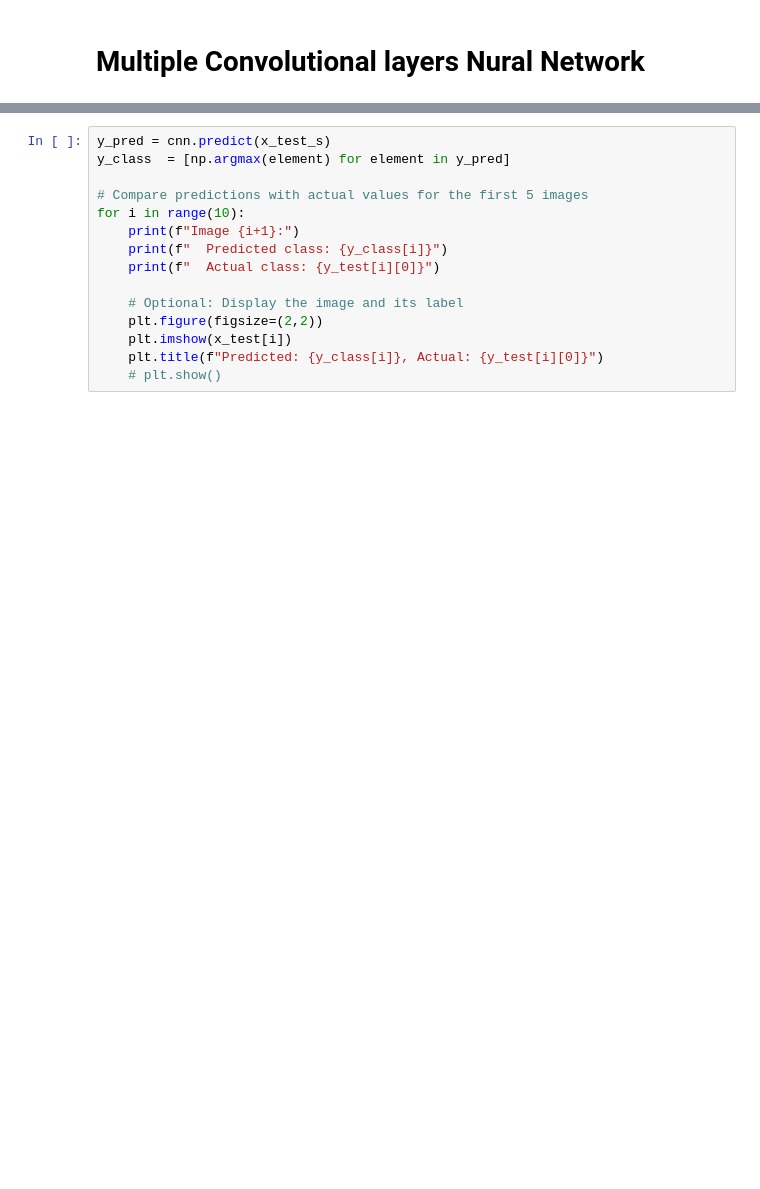
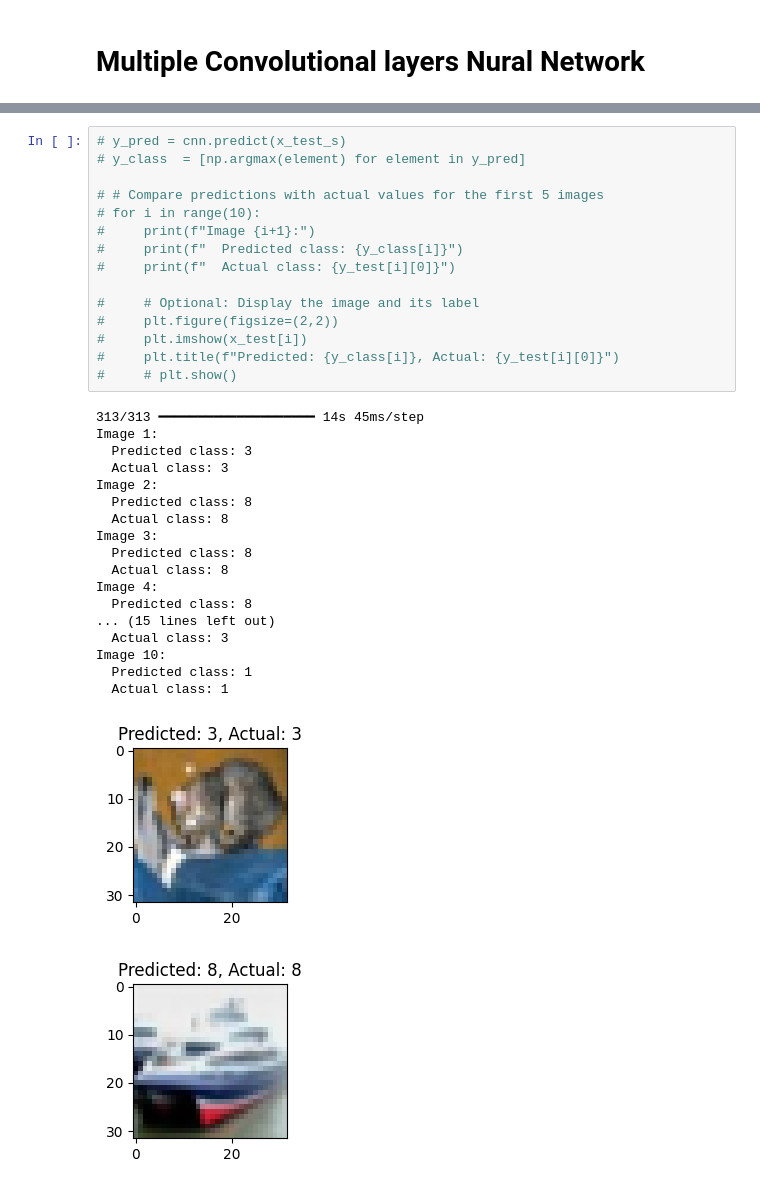
Before and after one commit to MudassirABBASSi/Image-Classification-By-Deep-learning-, a Jupyter notebook: Image_Classification_with_convolutation_Neural_Network.ipynb, the cells around one changed output, grey strips where cells are left out. Saved outputs shown, nothing was run; the diff lists cells and outputs as text; blank space fills up the shorter version.

```diff
--- a/Image_Classification_with_convolutation_Neural_Network.ipynb
+++ b/Image_Classification_with_convolutation_Neural_Network.ipynb
@@ -316,15 +320,35 @@ print(f"Accuracy: {accuracy}")
 # %%
-y_pred = cnn.predict(x_test_s)
-y_class  = [np.argmax(element) for element in y_pred]
+# y_pred = cnn.predict(x_test_s)
+# y_class  = [np.argmax(element) for element in y_pred]
 
-# Compare predictions with actual values for the first 5 images
-for i in range(10):
-    print(f"Image {i+1}:")
-    print(f"  Predicted class: {y_class[i]}")
-    print(f"  Actual class: {y_test[i][0]}")
+# # Compare predictions with actual values for the first 5 images
+# for i in range(10):
+#     print(f"Image {i+1}:")
+#     print(f"  Predicted class: {y_class[i]}")
+#     print(f"  Actual class: {y_test[i][0]}")
 
-    # Optional: Display the image and its label
-    plt.figure(figsize=(2,2))
-    plt.imshow(x_test[i])
-    plt.title(f"Predicted: {y_class[i]}, Actual: {y_test[i][0]}")
-    # plt.show()
+#     # Optional: Display the image and its label
+#     plt.figure(figsize=(2,2))
+#     plt.imshow(x_test[i])
+#     plt.title(f"Predicted: {y_class[i]}, Actual: {y_test[i][0]}")
+#     # plt.show()
+# %% [output]
+313/313 ━━━━━━━━━━━━━━━━━━━━ 14s 45ms/step
+Image 1:
+  Predicted class: 3
+  Actual class: 3
+Image 2:
+  Predicted class: 8
+  Actual class: 8
+Image 3:
+  Predicted class: 8
+  Actual class: 8
+Image 4:
+  Predicted class: 8
+... (15 lines left out)
+  Actual class: 3
+Image 10:
+  Predicted class: 1
+  Actual class: 1
+[figure, added]
+[figure, added]
```
Also changed, not shown: parts of 26 cells of this notebook.
